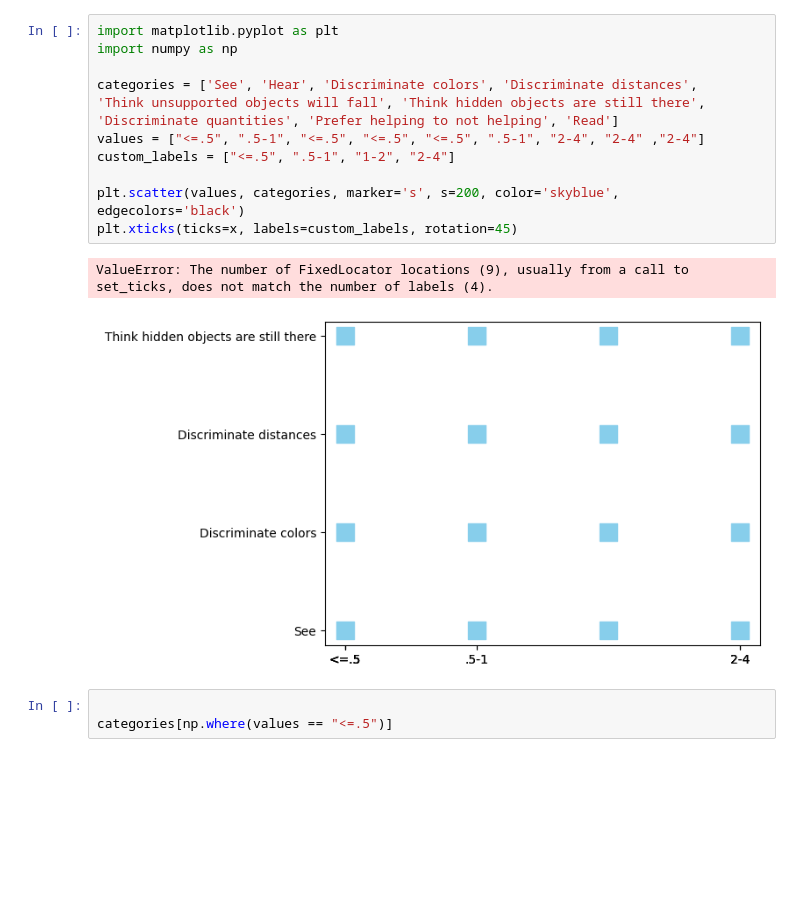
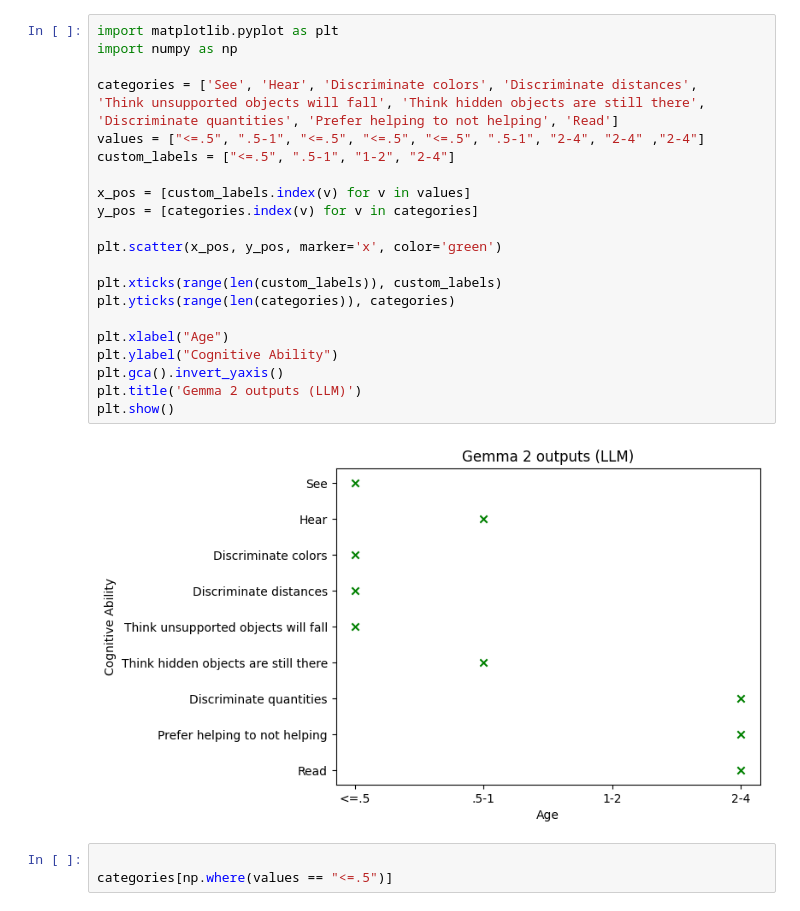
Before and after one commit to yunchen-hung/machine-beliefs, a Jupyter notebook: plotting.ipynb, the cells around one changed output. Cells and saved outputs as stored; diff of their text form; blank space fills up the shorter version.

```diff
--- a/plotting.ipynb
+++ b/plotting.ipynb
@@ -1,18 +1,28 @@
 # %%
 import matplotlib.pyplot as plt
 import numpy as np
 
 categories = ['See', 'Hear', 'Discriminate colors', 'Discriminate distances',
 'Think unsupported objects will fall', 'Think hidden objects are still there',
 'Discriminate quantities', 'Prefer helping to not helping', 'Read']
 values = ["<=.5", ".5-1", "<=.5", "<=.5", "<=.5", ".5-1", "2-4", "2-4" ,"2-4"]
 custom_labels = ["<=.5", ".5-1", "1-2", "2-4"]
 
-plt.scatter(values, categories, marker='s', s=200, color='skyblue', edgecolors='black')
-plt.xticks(ticks=x, labels=custom_labels, rotation=45)
+x_pos = [custom_labels.index(v) for v in values]
+y_pos = [categories.index(v) for v in categories]
+
+plt.scatter(x_pos, y_pos, marker='x', color='green')
+
+plt.xticks(range(len(custom_labels)), custom_labels)
+plt.yticks(range(len(categories)), categories)
+
+plt.xlabel("Age")
+plt.ylabel("Cognitive Ability")
+plt.gca().invert_yaxis()
+plt.title('Gemma 2 outputs (LLM)')
+plt.show()
 # %% [output]
-ValueError: The number of FixedLocator locations (9), usually from a call to set_ticks, does not match the number of labels (4).
-[figure, old version]
+[figure, new version]
 # %%
 
 categories[np.where(values == "<=.5")]
```
